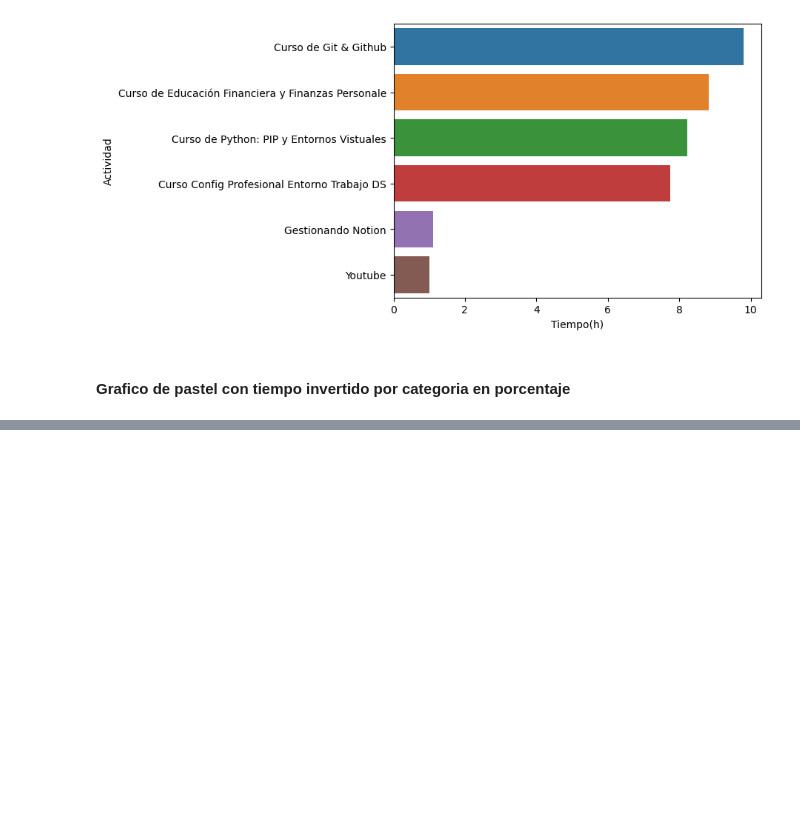
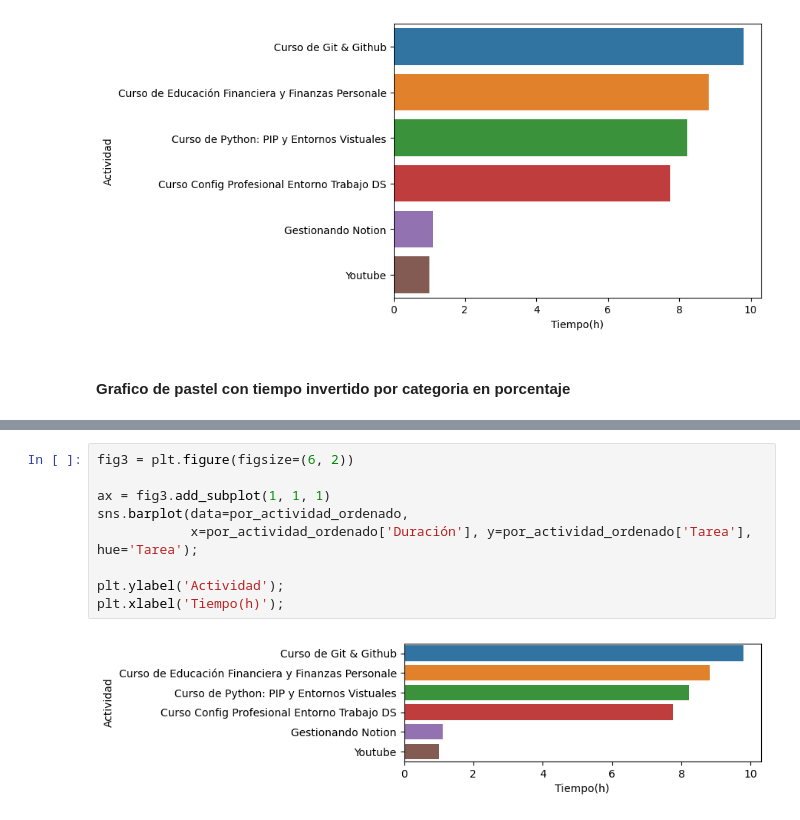
Before and after one commit to rdanbaro/Diamond-Analyzer, a Jupyter notebook: src/analysis/diamantes.ipynb, the cells around one changed output, grey strips where cells are left out. Drawn from its saved outputs; the diff is of its cells as text; blank space fills up the shorter version.

```diff
--- a/src/analysis/diamantes.ipynb
+++ b/src/analysis/diamantes.ipynb
@@ -194,3 +190,14 @@ plt.legend(labels=[f"{cat}- {p}%" for cat, p in zip(
 ['94.2', '3.0', '2.7']
 <matplotlib.legend.Legend at 0x...>
 [figure]
+# %%
+fig3 = plt.figure(figsize=(6, 2))
+
+ax = fig3.add_subplot(1, 1, 1)
+sns.barplot(data=por_actividad_ordenado,
+            x=por_actividad_ordenado['Duración'], y=por_actividad_ordenado['Tarea'], hue='Tarea');
+
+plt.ylabel('Actividad');
+plt.xlabel('Tiempo(h)');
+# %% [output]
+[figure, added]
```
Also changed, not shown: parts of 3 cells of this notebook, 4 other files.
